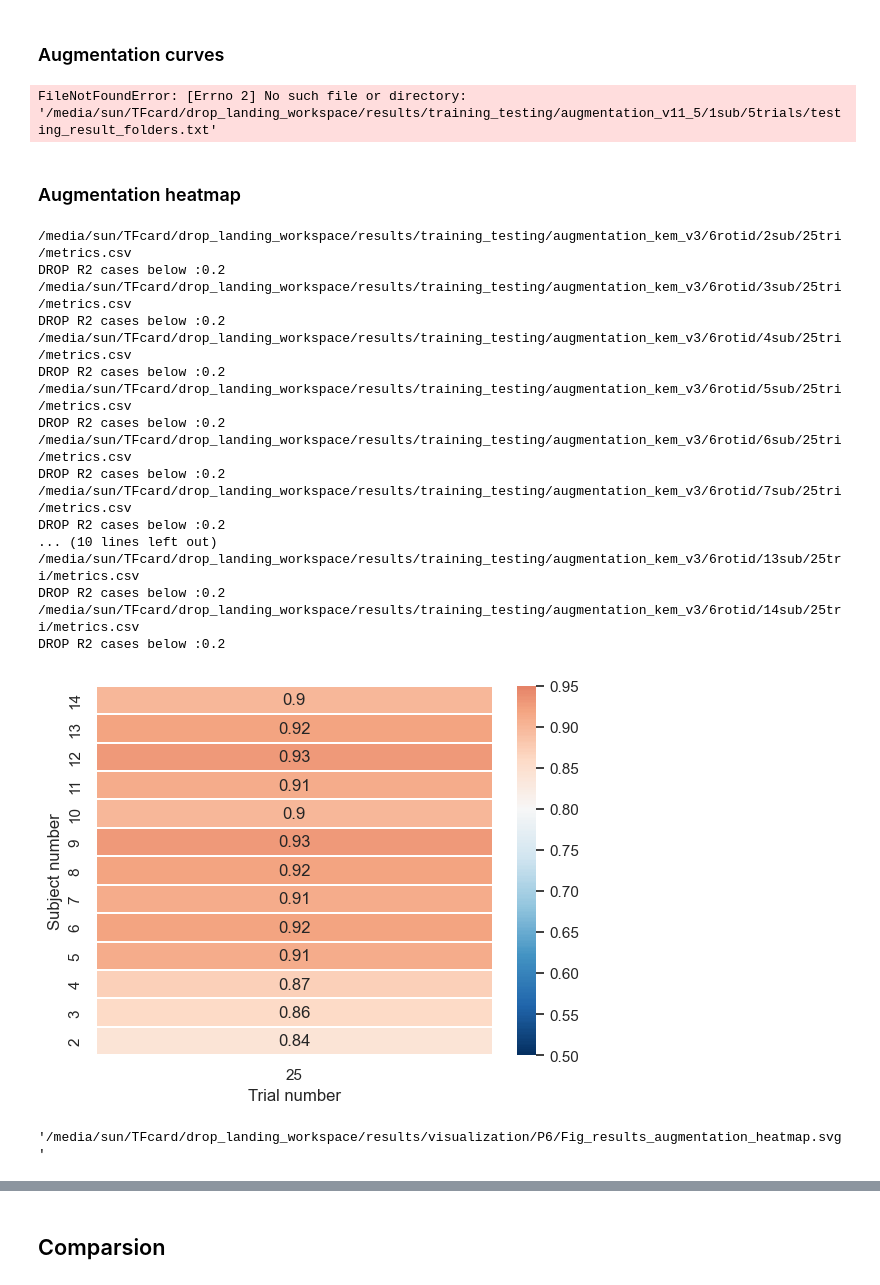
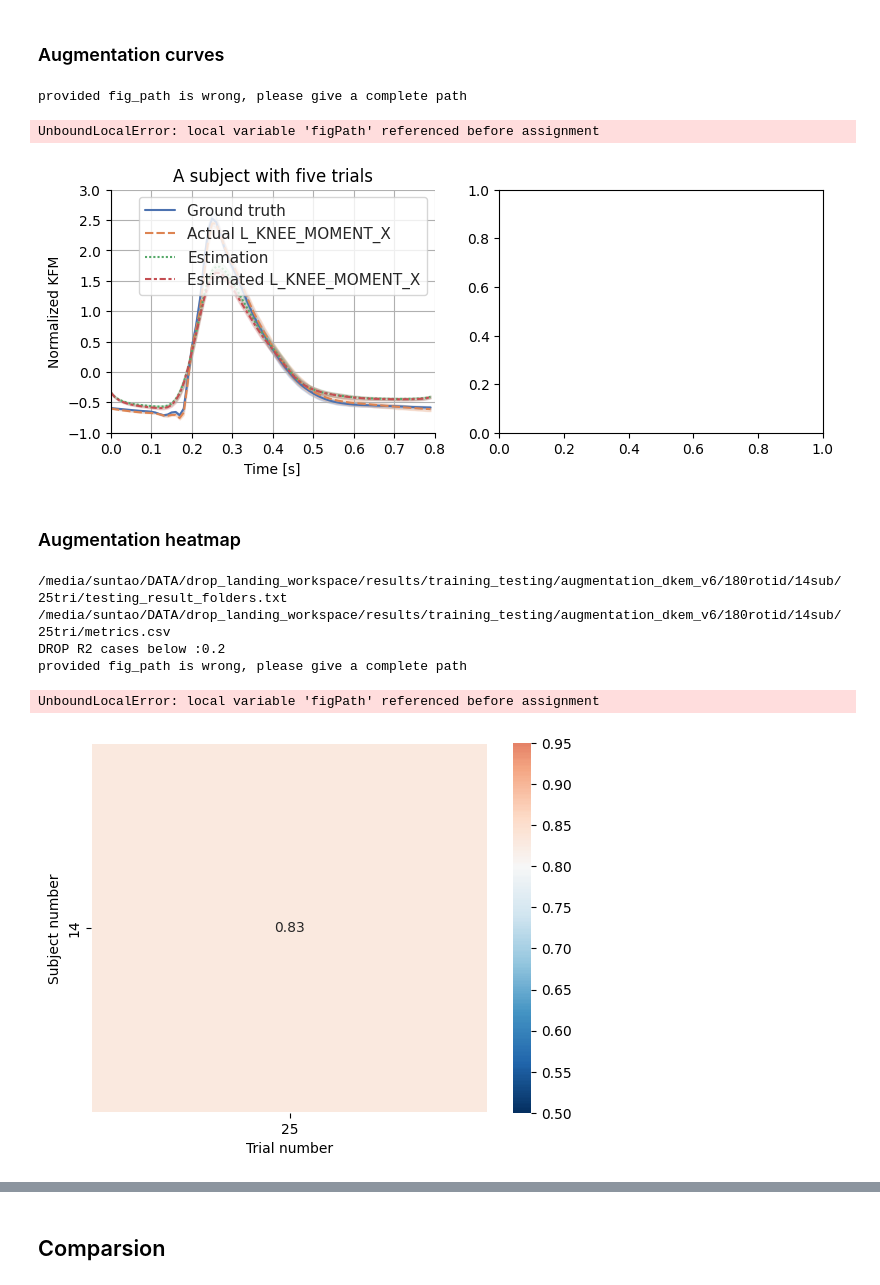
Before and after one commit to sunzhon/transfer_learning_for_droplanding, a Jupyter notebook: jupyter-lab/P6_figure_results_v2.ipynb, the cells around one changed output, grey strips where cells are left out. Saved outputs shown, nothing was run; the diff lists cells and outputs as text; code cells hidden in the pictures.

```diff
--- a/jupyter-lab/P6_figure_results_v2.ipynb
+++ b/jupyter-lab/P6_figure_results_v2.ipynb
@@ -309,6 +227,10 @@ combination_investigation_results = [
     os.path.join(RESULTS_PATH, "training_testing","augmenation_v15", str(train_sub_num)+"sub",str(trial_num)+"trials","testing_result_folders.txt") for train_sub_num in [1,14] for trial_num in [25]
                                     ]
 
+combination_investigation_results =  [#combination_investigation_results +[
+            os.path.join(RESULTS_PATH, "training_testing", "augmentation_dkem_v6",str(rot_id)+'rotid', str(sub_num)+"sub", str(trial_num)+"tri",
+                 "testing_result_folders.txt") for sub_num in range(14,15,1) for trial_num in range(25, 26,5) for rot_id in [180]
+]
 
 config = {
   'xticks':[0.0, 0.1, 0.2, 0.3, 0.4, 0.5, 0.6, 0.7, 0.8],
@@ -325,57 +247,50 @@ config = {
 
 figpath, multi_model_results = p6plot_statistic_actual_estimation_curves(combination_investigation_results, col_wrap=2, **config)
 # %% [output]
-FileNotFoundError: [Errno 2] No such file or directory: '/media/sun/TFcard/drop_landing_workspace/results/training_testing/augmentation_v11_5/1sub/5trials/testing_result_folders.txt'
+provided fig_path is wrong, please give a complete path
+UnboundLocalError: local variable 'figPath' referenced before assignment
+[figure, added]
 # %% [markdown]
 ### Augmentation heatmap
 # %%
 # imu augmentation
 combination_investigation_results = [
     os.path.join(RESULTS_PATH, "training_testing","augmentation_v11_5", str(train_sub_num)+"sub", str(trial_num)+"trials",
                  "testing_result_folders.txt") for train_sub_num in range(1,15,1) for trial_num in range(5,26,5)]
 
 
 combination_investigation_results =  [#combination_investigation_results +[
             os.path.join(RESULTS_PATH, "training_testing", "augmentation_kem_v3",str(rot_id)+'rotid', str(sub_num)+"sub", str(trial_num)+"tri",
                  "testing_result_folders.txt") for sub_num in range(2,15,1) for trial_num in range(25, 26,5) for rot_id in [6]
 ]
 
+combination_investigation_results =  [#combination_investigation_results +[
+            os.path.join(RESULTS_PATH, "training_testing", "augmentation_dkem_v6",str(rot_id)+'rotid', str(sub_num)+"sub", str(trial_num)+"tri",
+                 "testing_result_folders.txt") for sub_num in range(14,15,1) for trial_num in range(25, 26,5) for rot_id in [180]
+]
 
-#metrics = get_list_investigation_metrics(combination_investigation_results)
+metrics = get_list_investigation_metrics(combination_investigation_results)
 
 combination_investigation_metrics = [os.path.join(os.path.dirname(folder), "metrics.csv") for folder in combination_investigation_results]
 metric_index='r2'
 filters={'drop_value':0.2,'sort_variable':metric_index}
 aug_metrics = parse_list_investigation_metrics(combination_investigation_metrics,**filters)
 #aug_metrics['subject_num'].replace({idx:idx-4 for idx in range(5,11)},inplace=True)
 
 data = aug_metrics[['train_sub_num', 'trial_num', metric_index]].groupby(['train_sub_num','trial_num']).median().round(2).reset_index().pivot('train_sub_num','trial_num')[metric_index]
 ax = sns.heatmap(data, vmin=0.5, vmax=0.95,cmap="RdBu_r",center=0.8,annot=True,linewidths=0.3).invert_yaxis()
 plt.ylabel('Subject number')
 plt.xlabel('Trial number')
 save_format='svg'
 fig_path = os.path.join(RESULTS_PATH, "visualization/P6/Fig_results_augmentation_heatmap.svg")
 save_figure("",fig_path=fig_path,fig_format=save_format)
 # %% [output]
-/media/sun/TFcard/drop_landing_workspace/results/training_testing/augmentation_kem_v3/6rotid/2sub/25tri/metrics.csv
+/media/suntao/DATA/drop_landing_workspace/results/training_testing/augmentation_dkem_v6/180rotid/14sub/25tri/testing_result_folders.txt
+/media/suntao/DATA/drop_landing_workspace/results/training_testing/augmentation_dkem_v6/180rotid/14sub/25tri/metrics.csv
 DROP R2 cases below :0.2
-/media/sun/TFcard/drop_landing_workspace/results/training_testing/augmentation_kem_v3/6rotid/3sub/25tri/metrics.csv
-DROP R2 cases below :0.2
-/media/sun/TFcard/drop_landing_workspace/results/training_testing/augmentation_kem_v3/6rotid/4sub/25tri/metrics.csv
-DROP R2 cases below :0.2
-/media/sun/TFcard/drop_landing_workspace/results/training_testing/augmentation_kem_v3/6rotid/5sub/25tri/metrics.csv
-DROP R2 cases below :0.2
-/media/sun/TFcard/drop_landing_workspace/results/training_testing/augmentation_kem_v3/6rotid/6sub/25tri/metrics.csv
-DROP R2 cases below :0.2
-/media/sun/TFcard/drop_landing_workspace/results/training_testing/augmentation_kem_v3/6rotid/7sub/25tri/metrics.csv
-DROP R2 cases below :0.2
-... (10 lines left out)
-/media/sun/TFcard/drop_landing_workspace/results/training_testing/augmentation_kem_v3/6rotid/13sub/25tri/metrics.csv
-DROP R2 cases below :0.2
-/media/sun/TFcard/drop_landing_workspace/results/training_testing/augmentation_kem_v3/6rotid/14sub/25tri/metrics.csv
-DROP R2 cases below :0.2
+provided fig_path is wrong, please give a complete path
+UnboundLocalError: local variable 'figPath' referenced before assignment
-[figure, old version]
+[figure, new version]
-'/media/sun/TFcard/drop_landing_workspace/results/visualization/P6/Fig_results_augmentation_heatmap.svg'
 # %%
 
 combination_investigation_results = [
```
Also changed, not shown: parts of 20 cells of this notebook, 8 other files.
